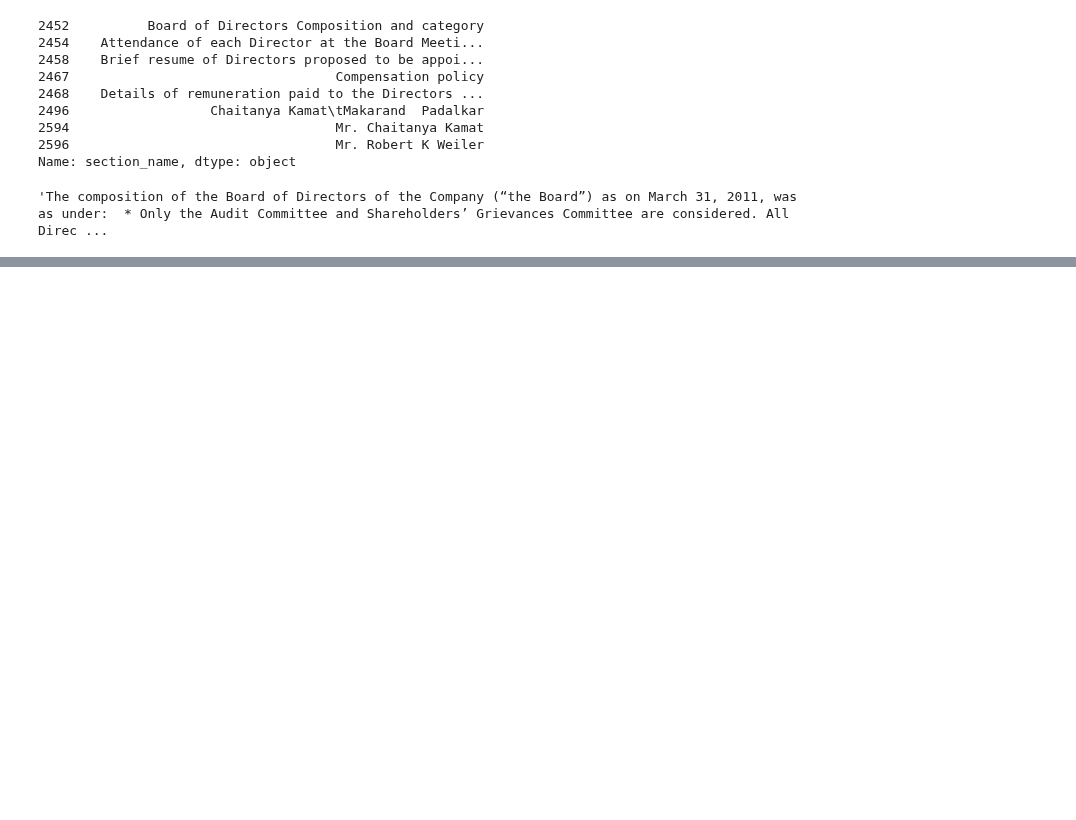
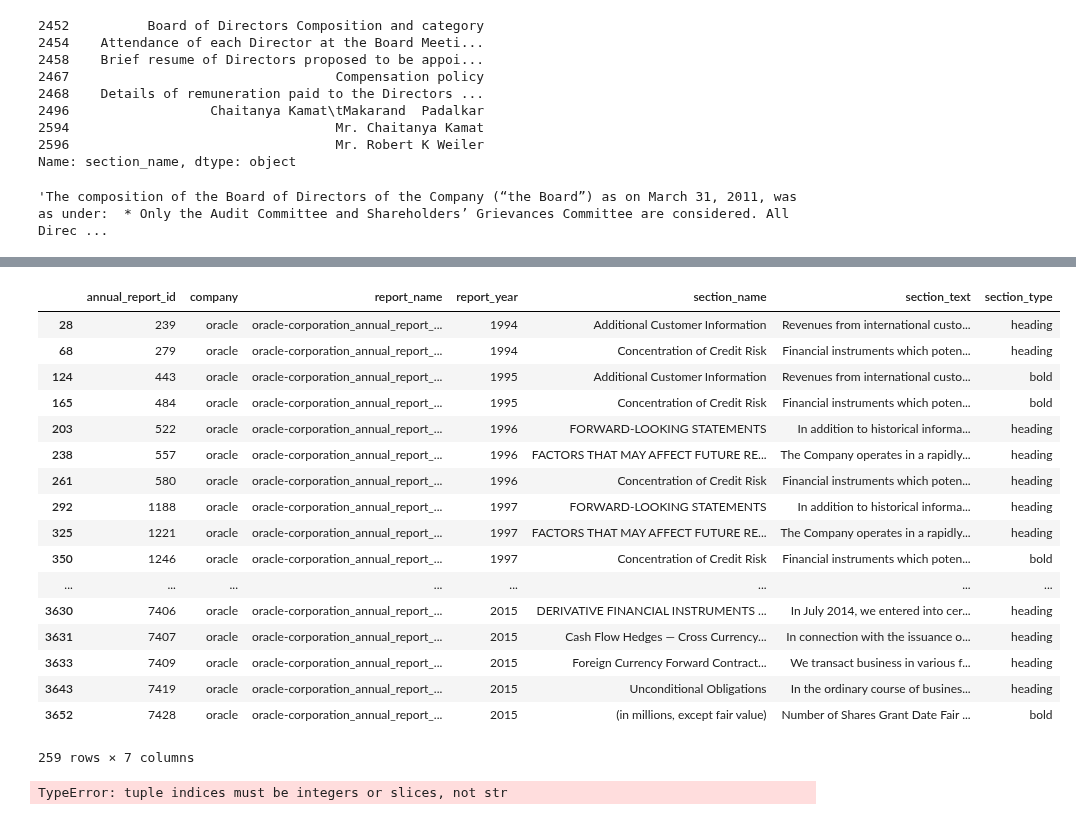
Before and after one commit to Alexjmsherman/nlp_practicum_original, a Jupyter notebook: lessons/lesson7_text_preprocessing/text_preprocessing_solution.ipynb, the cells around one changed output, grey strips where cells are left out. Cells and saved outputs as stored; diff of their text form; code cells hidden in the pictures; blank space fills up the shorter version.

```diff
--- a/lessons/lesson7_text_preprocessing/text_preprocessing_solution.ipynb
+++ b/lessons/lesson7_text_preprocessing/text_preprocessing_solution.ipynb
@@ -324,0 +321,25 @@ pd.DataFrame(person_sections, columns=['section_name','person'])
+# %%
+df[df['section_text'].str.contains('risk')]
+# %% [output]
+|  | annual_report_id | company | report_name | report_year | section_name | section_text | section_type |
+| 28 | 239 | oracle | oracle-corporation_annual_report_... | 1994 | Additional Customer Information | Revenues from international custo... | heading |
+| 68 | 279 | oracle | oracle-corporation_annual_report_... | 1994 | Concentration of Credit Risk | Financial instruments which poten... | heading |
+| 124 | 443 | oracle | oracle-corporation_annual_report_... | 1995 | Additional Customer Information | Revenues from international custo... | bold |
+| 165 | 484 | oracle | oracle-corporation_annual_report_... | 1995 | Concentration of Credit Risk | Financial instruments which poten... | bold |
+| 203 | 522 | oracle | oracle-corporation_annual_report_... | 1996 | FORWARD-LOOKING STATEMENTS | In addition to historical informa... | heading |
+| 238 | 557 | oracle | oracle-corporation_annual_report_... | 1996 | FACTORS THAT MAY AFFECT FUTURE RE... | The Company operates in a rapidly... | heading |
+| 261 | 580 | oracle | oracle-corporation_annual_report_... | 1996 | Concentration of Credit Risk | Financial instruments which poten... | heading |
+| 292 | 1188 | oracle | oracle-corporation_annual_report_... | 1997 | FORWARD-LOOKING STATEMENTS | In addition to historical informa... | heading |
+| 325 | 1221 | oracle | oracle-corporation_annual_report_... | 1997 | FACTORS THAT MAY AFFECT FUTURE RE... | The Company operates in a rapidly... | heading |
+| 350 | 1246 | oracle | oracle-corporation_annual_report_... | 1997 | Concentration of Credit Risk | Financial instruments which poten... | bold |
+| ... | ... | ... | ... | ... | ... | ... | ... |
+| 3630 | 7406 | oracle | oracle-corporation_annual_report_... | 2015 | DERIVATIVE FINANCIAL INSTRUMENTS ... | In July 2014, we entered into cer... | heading |
+| 3631 | 7407 | oracle | oracle-corporation_annual_report_... | 2015 | Cash Flow Hedges — Cross Currency... | In connection with the issuance o... | heading |
+| 3633 | 7409 | oracle | oracle-corporation_annual_report_... | 2015 | Foreign Currency Forward Contract... | We transact business in various f... | heading |
+| 3643 | 7419 | oracle | oracle-corporation_annual_report_... | 2015 | Unconditional Obligations | In the ordinary course of busines... | heading |
+| 3652 | 7428 | oracle | oracle-corporation_annual_report_... | 2015 | (in millions, except fair value) | Number of Shares Grant Date Fair ... | bold |
+259 rows × 7 columns
+# %%
+displacy.serve(matched_sents, style='ent', manual=True)
+# %% [output]
+TypeError: tuple indices must be integers or slices, not str
```
Also changed, not shown: parts of 51 cells of this notebook, 2 other files.
